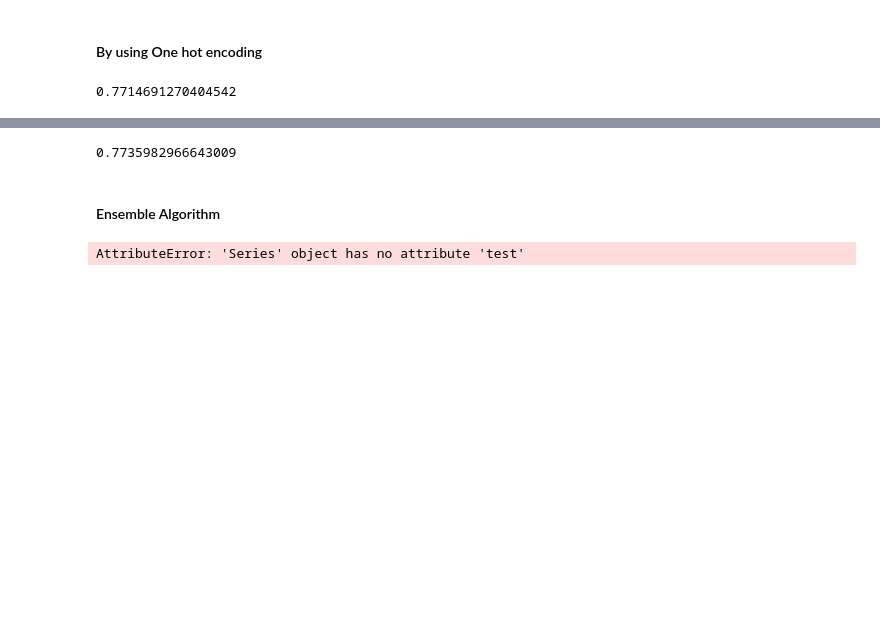
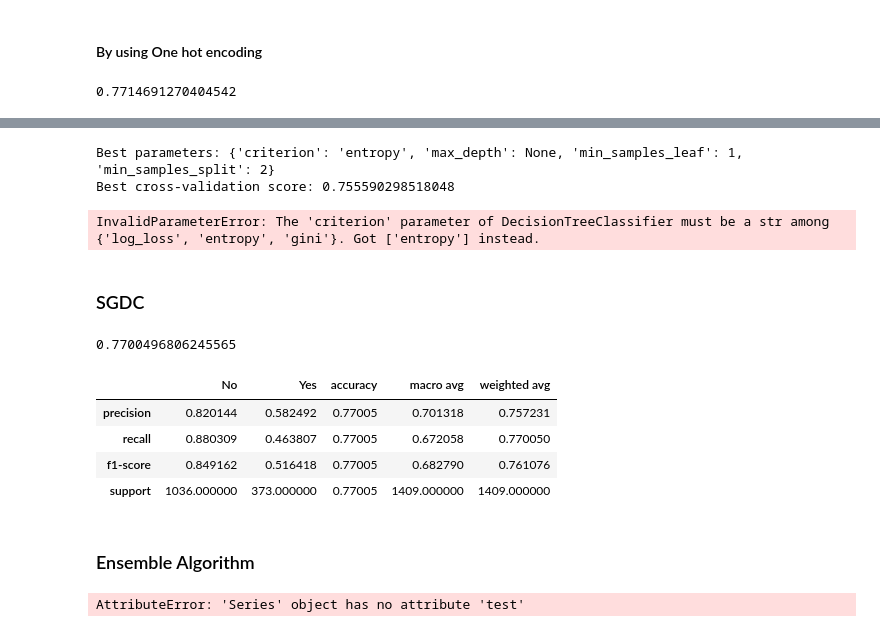
Before and after one commit to pratham122/Telco_customer_data, a Jupyter notebook: Telco_customer.ipynb, the cells around one changed output, grey strips where cells are left out. Saved outputs shown, nothing was run; the diff lists cells and outputs as text; code cells hidden in the pictures; blank space fills up the shorter version.

```diff
--- a/Telco_customer.ipynb
+++ b/Telco_customer.ipynb
@@ -447,12 +503,60 @@ ValueError: could not convert string to float: 'No'
+# %%
+grid = GridSearchCV(
+    DecisionTreeClassifier(random_state=42, class_weight='balanced'),
+    param_grid,
+    cv=5,
+    n_jobs=-1
+)
+
+grid.fit(x_train_sel_oh, y_train)
+print("Best parameters:", grid.best_params_)
+print("Best cross-validation score:", grid.best_score_)
+# %% [output]
+Best parameters: {'criterion': 'entropy', 'max_depth': None, 'min_samples_leaf': 1, 'min_samples_split': 2}
+Best cross-validation score: 0.755590298518048
+# %%
+param_grid_updated = {
+    'max_depth': [None],
+    'min_samples_split': [2],
+    'min_samples_leaf': [1],
+    'criterion': ['entropy']
+}
+
+model = DecisionTreeClassifier(random_state=42, class_weight='balanced', **param_grid_updated)
+param_grid_updated = {
+    'max_depth': None,
+    'min_samples_split': 2,
+    'min_samples_leaf': 1,
+    'criterion': 'entropy'
+}
+
+model = DecisionTreeClassifier(random_state=42, class_weight='balanced', **param_grid_updated)
+model.fit(x_train_sel_oh, y_train)
+y_pred_model = model.predict(x_test_sel_oh)
+accuracy_score(y_test, y_pred_model)
+y_pred_model = model.predict(x_test_sel_oh)
+accuracy_score(y_test, y_pred_model)
+# %% [output]
+InvalidParameterError: The 'criterion' parameter of DecisionTreeClassifier must be a str among {'log_loss', 'entropy', 'gini'}. Got ['entropy'] instead.
+# %% [markdown]
+### SGDC
 # %%
 te = SGDClassifier(max_iter=1000, random_state=42, eta0=0.01)
-te.fit(x1_train, y1_train)
-y1_pred_te = te.predict(x1_test)
-accuracy_score(y1_test, y1_pred_te)
+te.fit(x_train_sel_oh, y_train)
+y_pred_sgdc = te.predict(x_test_sel_oh)
+accuracy_score(y_test, y_pred_sgdc)
 # %% [output]
-0.7735982966643009
+0.7700496806245565
+# %%
+pd.DataFrame(classification_report(y_test, y_pred_sgdc, target_names=le.classes_, output_dict=True))
+# %% [output]
+|  | No | Yes | accuracy | macro avg | weighted avg |
+| precision | 0.820144 | 0.582492 | 0.77005 | 0.701318 | 0.757231 |
+| recall | 0.880309 | 0.463807 | 0.77005 | 0.672058 | 0.770050 |
+| f1-score | 0.849162 | 0.516418 | 0.77005 | 0.682790 | 0.761076 |
+| support | 1036.000000 | 373.000000 | 0.77005 | 1409.000000 | 1409.000000 |
 # %% [markdown]
-#### Ensemble Algorithm
+### Ensemble Algorithm
 # %%
 # %% [output]
 AttributeError: 'Series' object has no attribute 'test'
```
Also changed, not shown: parts of 19 cells of this notebook, 1 other file.
